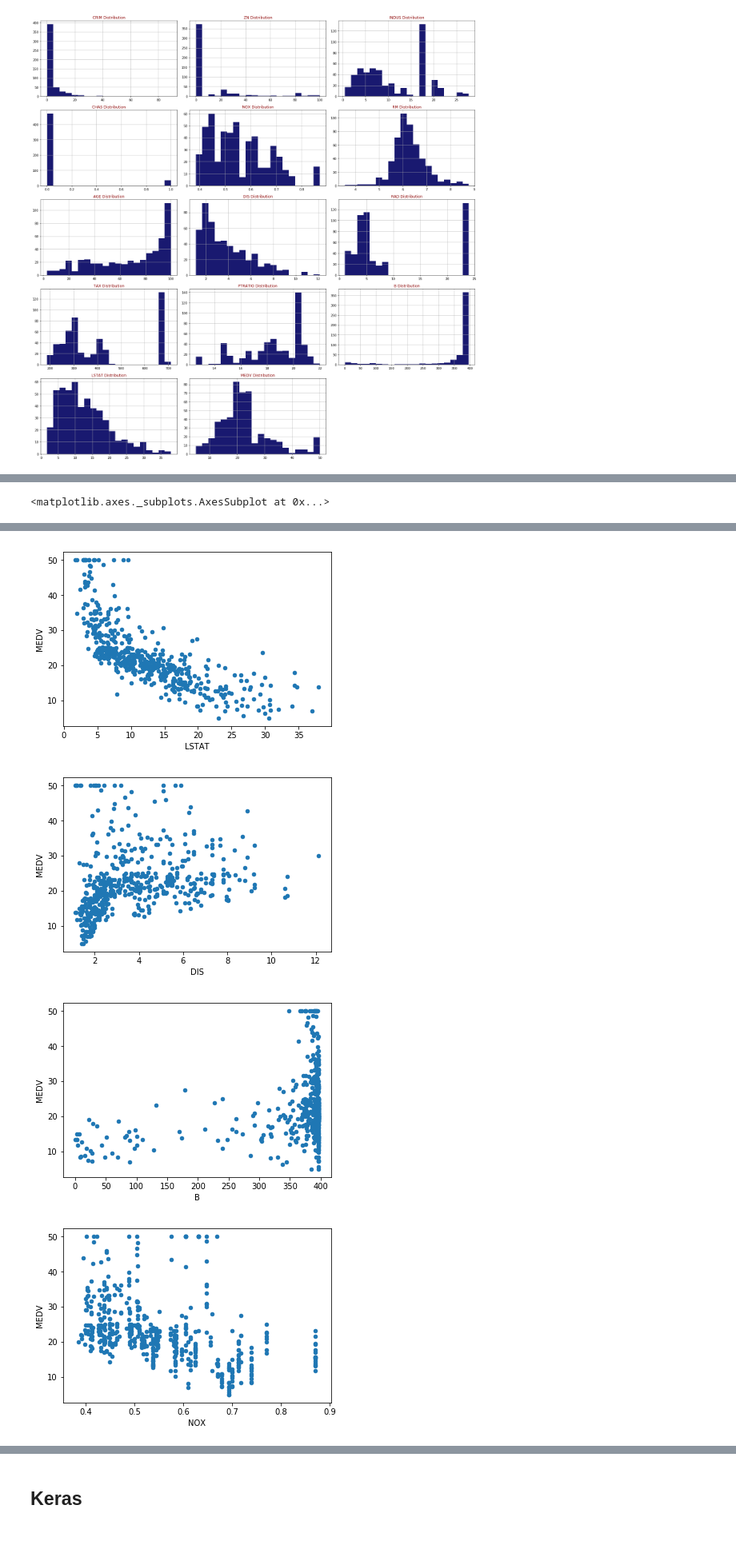
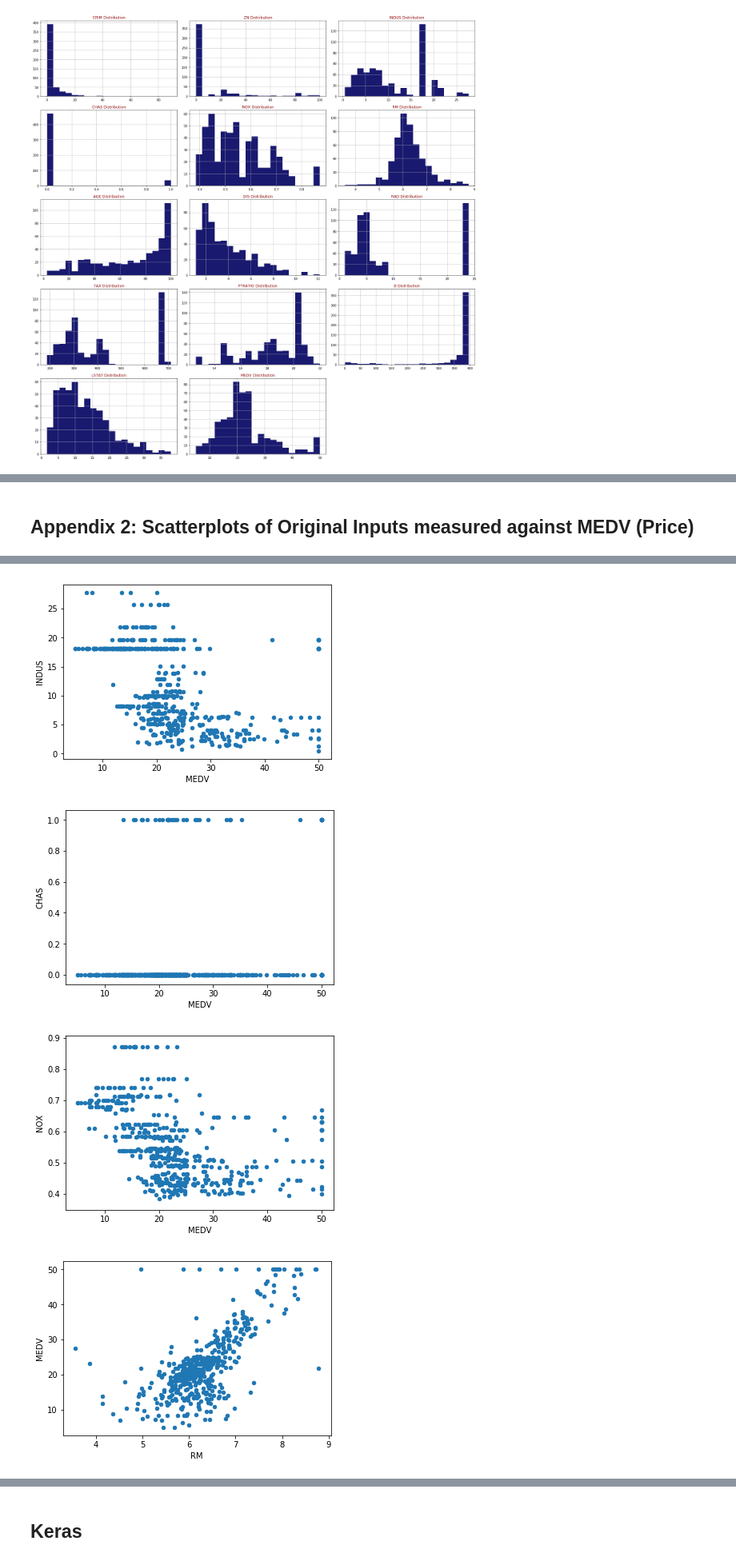
Before and after one commit to JohnONeillGMIT/MLandStatistics, a Jupyter notebook: Boston House Prices.ipynb, the cells around one changed output, grey strips where cells are left out. Shown at 80% size. Drawn from its saved outputs; the diff is of its cells as text; code cells hidden in the pictures; blank space fills up the shorter version.

Commit message:
Editing draft and cleaning data

```diff
--- a/Boston House Prices.ipynb
+++ b/Boston House Prices.ipynb
@@ -139,0 +138,6 @@ draw_plots(df,df.columns,5,3)
+# %%
+# Just to show a comparison of the means etc. when the oultier Prices are ommitted and their relative impact..
+sns.set(rc={'figure.figsize':(12,8)})
+sns.distplot(df['MEDV'], bins=30)
+sns.distplot(df2['MEDV'], bins=30)
+plt.show();
@@ -139,0 +146,5 @@ draw_plots(df,df.columns,5,3)
+# %%
+sns.set(rc={'figure.figsize':(12,8)})
+sns.distplot(df['LSTAT'], bins=30)
+sns.distplot(df2['LSTAT'], bins=30)
+plt.show();
@@ -139,0 +158,7 @@ draw_plots(df,df.columns,5,3)
+# %%
+# Adapted from http://seaborn.pydata.org/generated/seaborn.regplot.html
+# The confidence interval is estimated using a bootstrap; for large datasets, it may be advisable to avoid that computation by setting this parameter to None.
+
+sns.set(rc={'figure.figsize':(12,8)})
+sns.regplot(x='RM', y='MEDV',data=df, ci=None)
+sns.regplot(x='RM', y='MEDV',data=df2, ci=None)
@@ -139,0 +168,5 @@ draw_plots(df,df.columns,5,3)
+# %%
+
+sns.set(rc={'figure.figsize':(12,8)})
+sns.regplot(x='LSTAT', y='MEDV',data=df, ci=None)
+sns.regplot(x='LSTAT', y='MEDV',data=df2, ci=None)
@@ -480,14 +460,18 @@ draw_histograms(df,df.columns,5,3)
+# %% [markdown]
+## Appendix 2: Scatterplots of Original Inputs measured against MEDV (Price)
 # %%
+df.plot.scatter(x='MEDV', y='CRIM');
 df.plot.scatter(x='MEDV', y='ZN');
-df.plot.scatter(x='MEDV', y='ZN');
-df.plot.scatter(x='MEDV', y='ZN');
-df.plot.scatter(x='MEDV', y='ZN');
-df.plot.scatter(x='MEDV', y='ZN');
+df.plot.scatter(x='MEDV', y='INDUS');
+df.plot.scatter(x='MEDV', y='CHAS');
+df.plot.scatter(x='MEDV', y='NOX');
 df.plot.scatter(y='MEDV', x='RM');
+df.plot.scatter(y='MEDV', x='AGE');
+df.plot.scatter(y='MEDV', x='DIS');
+df.plot.scatter(y='MEDV', x='RAD');
+df.plot.scatter(y='MEDV', x='PTRATIO');
+df.plot.scatter(y='MEDV', x='B');
+df.plot.scatter(y='MEDV', x='TAX');
+df.plot.scatter(y='MEDV', x='RAD');
 df.plot.scatter(y='MEDV', x='LSTAT');
-df.plot.scatter(y='MEDV', x='DIS');
-df.plot.scatter(y='MEDV', x='B');
-df.plot.scatter(y='MEDV', x='NOX');
-df.plot.scatter(y='MEDV', x='ZN')
 # %% [output]
-<matplotlib.axes._subplots.AxesSubplot at 0x...>
@@ -496,4 +480,4 @@ df.plot.scatter(y='MEDV', x='ZN')
-[figure, old version]
+[figure, new version]
-[figure, old version]
+[figure, new version]
-[figure, old version]
+[figure, new version]
-[figure, old version]
+[figure, new version]
```
Also changed, not shown: parts of 58 cells of this notebook.
